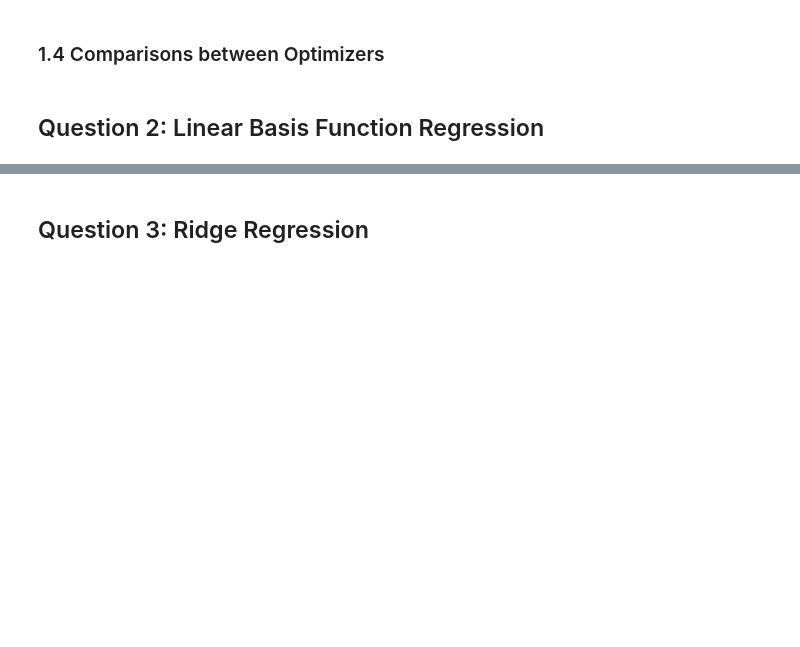
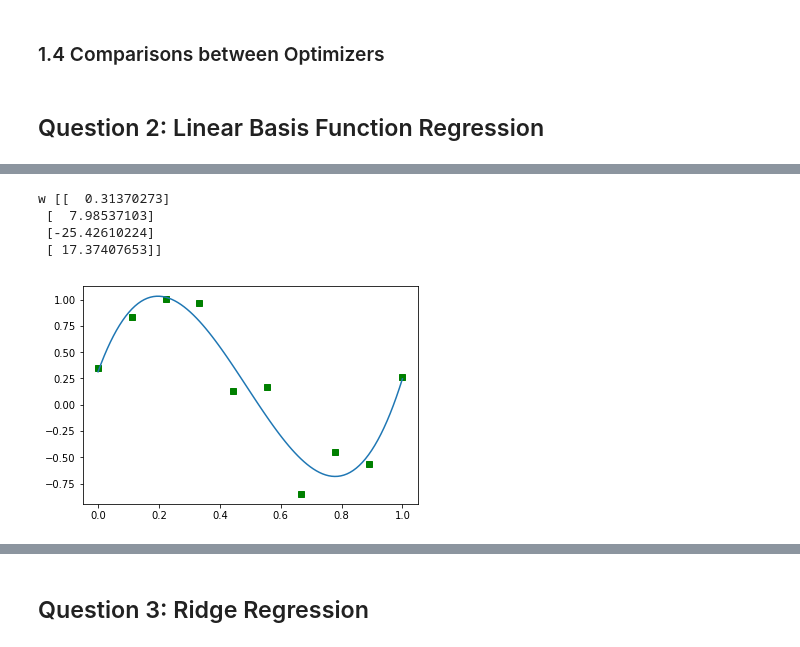
Before and after one commit to manthan787/machine-learning, a Jupyter notebook: PA1.ipynb, the cells around one changed output, grey strips where cells are left out. Cells and saved outputs as stored; diff of their text form; code cells hidden in the pictures; blank space fills up the shorter version.

```diff
--- a/PA1.ipynb
+++ b/PA1.ipynb
@@ -147,0 +163,8 @@ def regressionFit(X, Y, phi):
+# %%
+regressionPlot(X, Y, 3, regression_mle_fit)
+# %% [output]
+w [[  0.31370273]
+ [  7.98537103]
+ [-25.42610224]
+ [ 17.37407653]]
+[figure, added]
```
Also changed, not shown: parts of 25 cells of this notebook.
